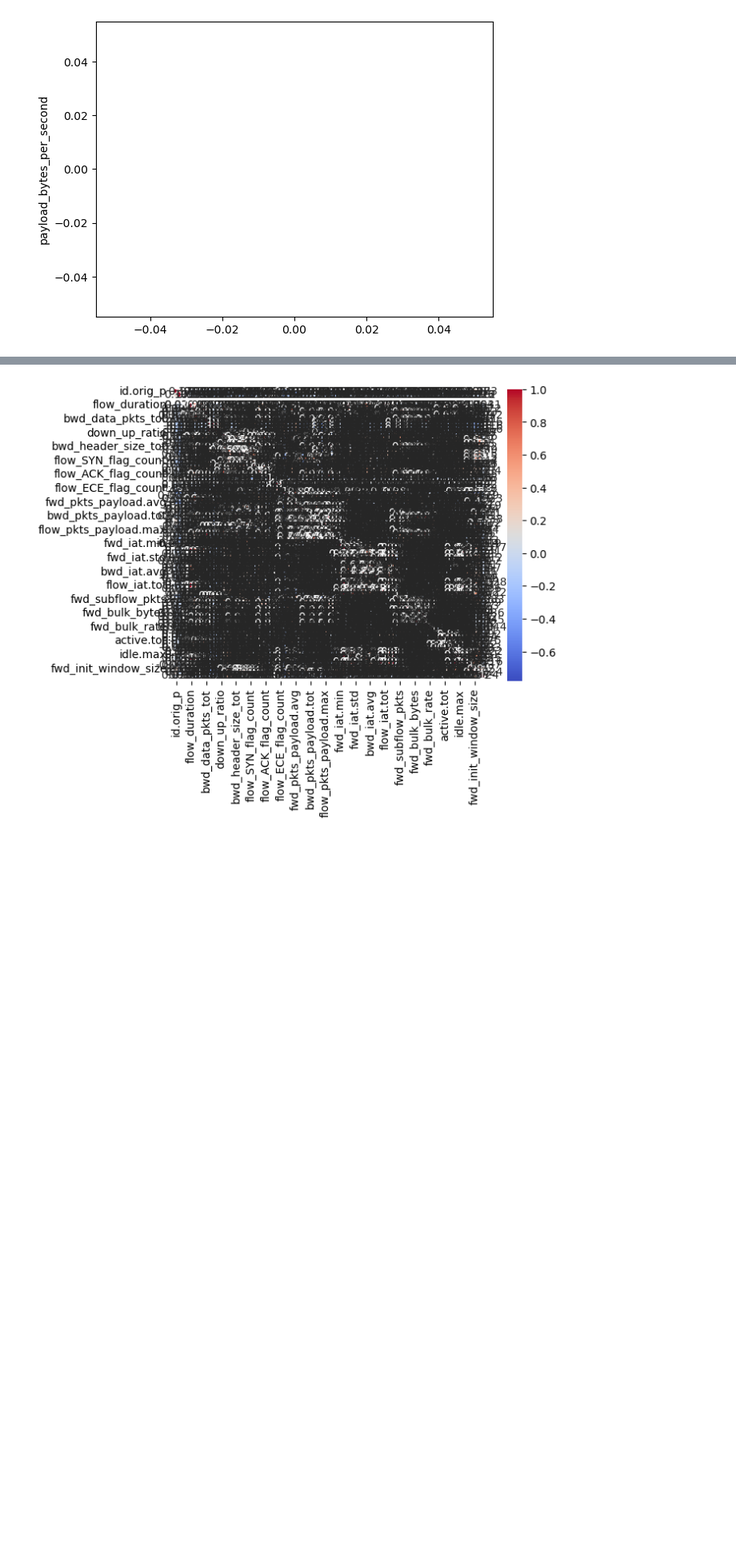
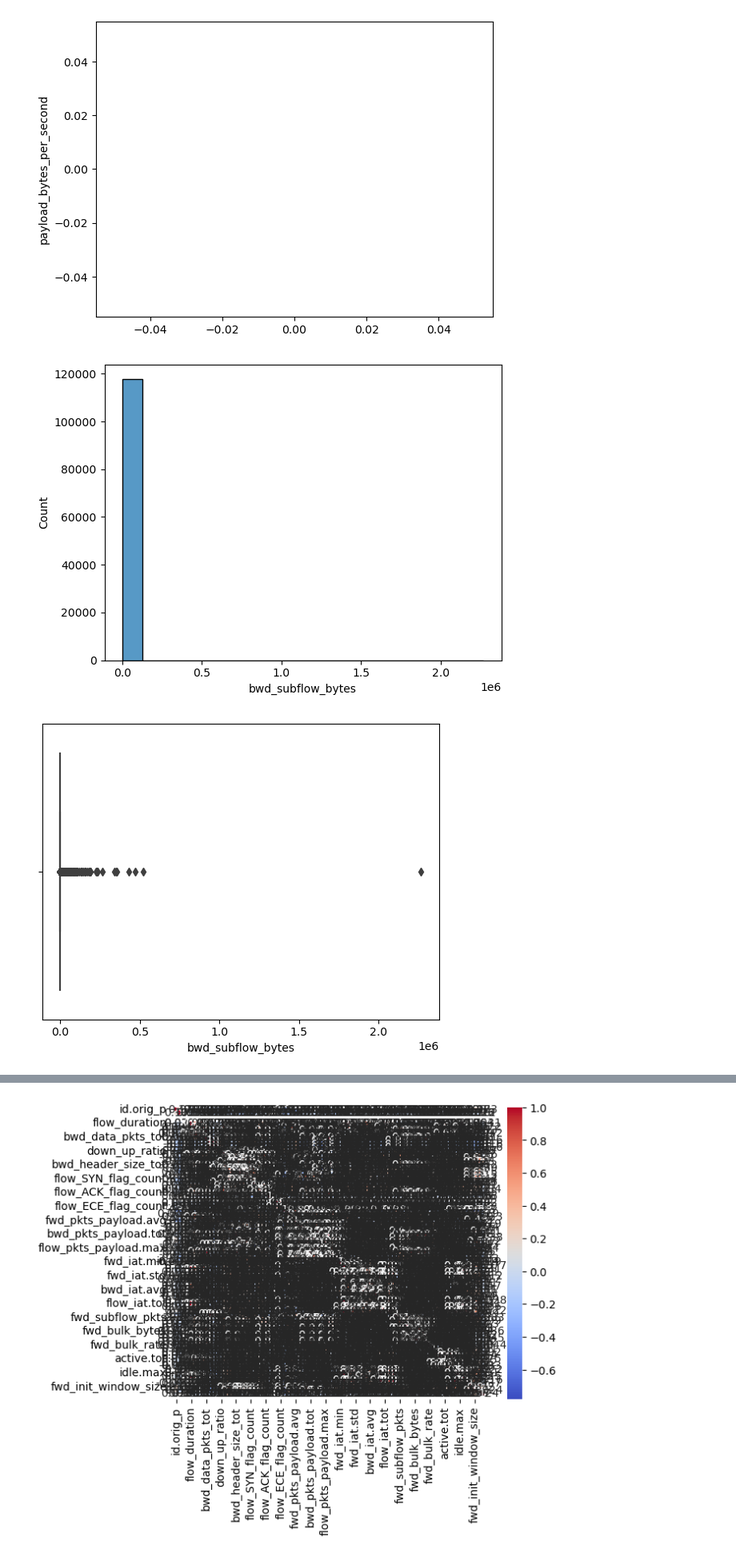
Before and after one commit to sebhatgg/DSE, a Jupyter notebook: rt_test_DataExploration.ipynb, the cells around one changed output, grey strips where cells are left out. Shown at 80% size. Drawn from its saved outputs; the diff is of its cells as text; code cells hidden in the pictures; blank space fills up the shorter version.

```diff
--- a/rt_test_DataExploration.ipynb
+++ b/rt_test_DataExploration.ipynb
@@ -105,3 +105,18 @@ plt.show()
 [figure]
 [figure]
 [figure]
+# %%
+# Histogram of a specific column
+sns.histplot(data['bwd_subflow_bytes'])
+plt.show()
+
+# Box plot for another column
+sns.boxplot(x=data['bwd_subflow_bytes'])
+plt.show()
+
+# Scatter plot to explore relationship between two numerical variables
+sns.scatterplot(x='service', y='bwd_subflow_bytes', data=data)
+plt.show()
+# %% [output]
+[figure, added]
+[figure, added]
```
Also changed, not shown: parts of 1 cell of this notebook, 12 other files.
